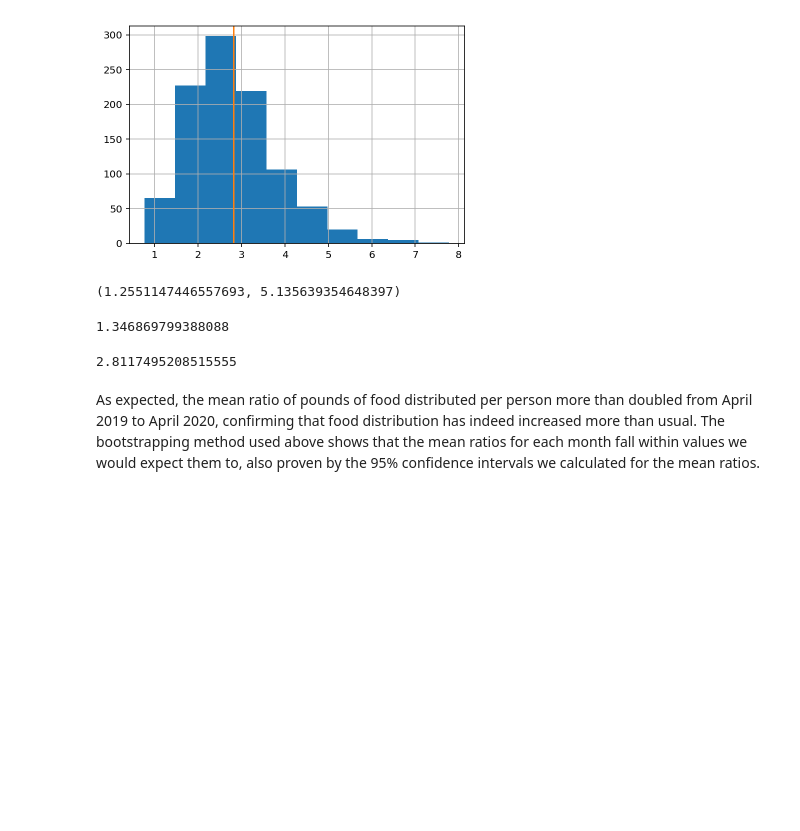
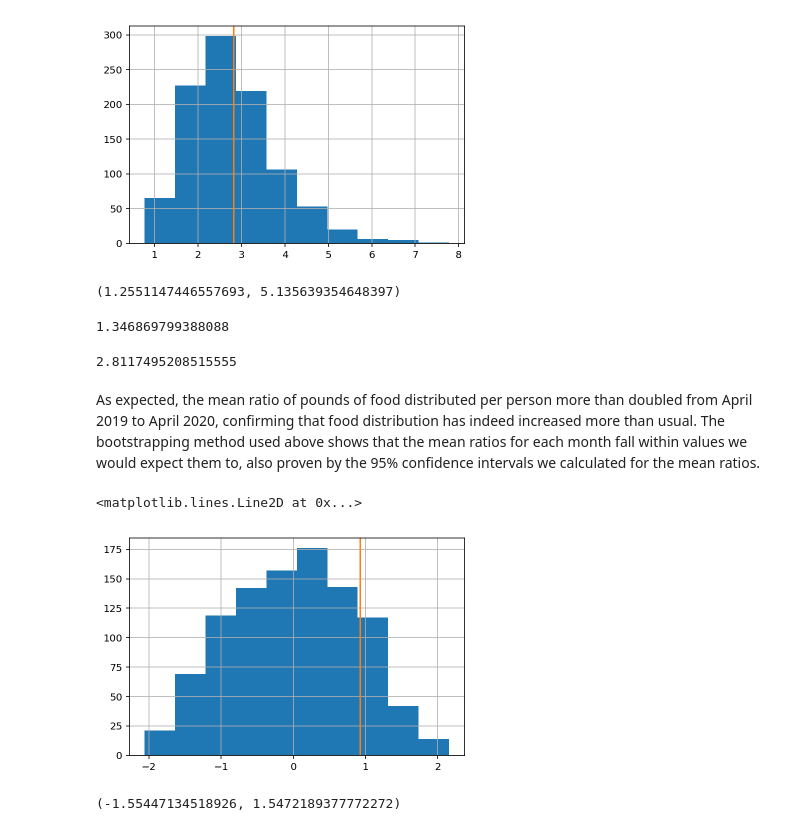
Before and after one commit to COGS108/group05_sp20, a Jupyter notebook: Gadi_Notebook.ipynb, the cells around one changed output. Cells and saved outputs as stored; diff of their text form; code cells hidden in the pictures; blank space fills up the shorter version.

Commit message:
More bootstrapping
More bootstrapping

```diff
--- a/Gadi_Notebook.ipynb
+++ b/Gadi_Notebook.ipynb
@@ -507,0 +510,23 @@ The bootstrapping method used above shows that the mean ratios for each month fa
+# %%
+def month_bootstrap(df1, df2):
+    df1['year'] = 2019
+    df2['year'] = 2020
+    month = pd.concat([df1, df2])
+    changes = []
+    for i in range(1000):
+        month['ratio'] = np.random.permutation(month['ratio'].values)
+        changes.append(month[month['year']==2020].ratio.mean() - month[month['year']==2019].ratio.mean())
+    return pd.DataFrame({'meandiff': changes})
+# %%
+#January
+diff = ratios5.ratio.mean() - ratios1.ratio.mean()
+jan_bootstrap = month_bootstrap(ratios1, ratios5)
+jan_bootstrap.meandiff.hist()
+plt.axvline(diff, color='C1')
+# %% [output]
+<matplotlib.lines.Line2D at 0x...>
+[figure, added]
+# %%
+jan_bootstrap.meandiff.quantile(0.025), jan_bootstrap.meandiff.quantile(0.975)
+# %% [output]
+(-1.55447134518926, 1.5472189377772272)
```
Also changed, not shown: parts of 8 cells of this notebook.
